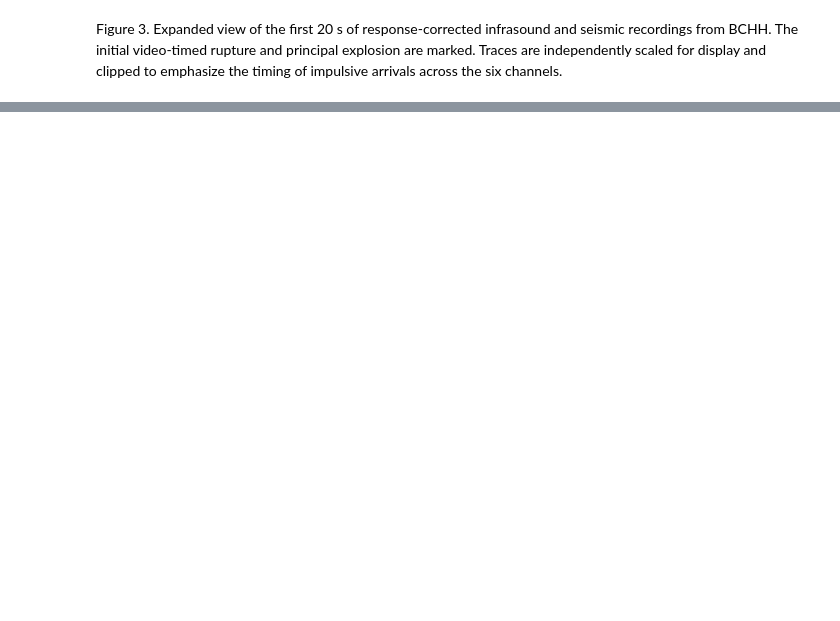
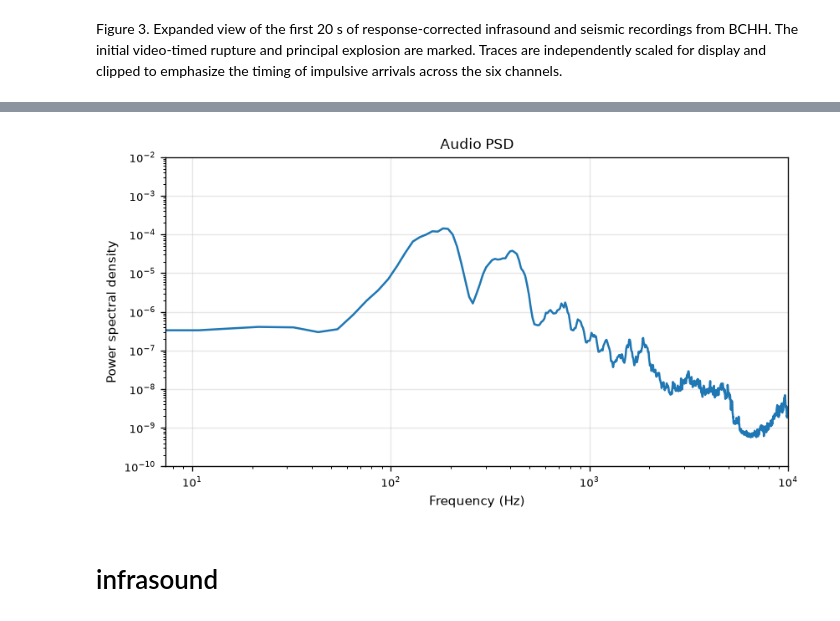
Before and after one commit to gthompson/KSCRocketSeismology, a Jupyter notebook: 08_fireball_paper/generate_figure3_bchh_overview.ipynb, the cells around one changed output, grey strips where cells are left out. Cells and saved outputs as stored; diff of their text form; code cells hidden in the pictures; blank space fills up the shorter version.

```diff
--- a/08_fireball_paper/generate_figure3_bchh_overview.ipynb
+++ b/08_fireball_paper/generate_figure3_bchh_overview.ipynb
@@ -2339,0 +2182,19 @@ plt.show()
+# %%
+import numpy as np
+from obspy import Trace, Stream, UTCDateTime
+
+# Convert to float32 for ObsPy
+data = np.asarray(y, dtype=np.float32)
+
+tr = Trace(data=data)
+tr.stats.sampling_rate = sr
+tr.stats.network = "YT"
+tr.stats.station = "SYNC"
+tr.stats.location = ""
+tr.stats.channel = "AUD"
+tr.stats.starttime = UTCDateTime("2016-09-01T13:07:10.000")  # adjust if needed
+
+st_audio = Stream([tr])
+
+print(st_audio)
+print(st_audio[0].stats)
@@ -2339,0 +2214,30 @@ plt.show()
+# %%
+from scipy.signal import welch
+import matplotlib.pyplot as plt
+
+tr = st_audio[0].copy()
+tr.detrend("demean")
+tr.taper(max_percentage=0.05)
+
+fs = tr.stats.sampling_rate
+x = tr.data.astype(float)
+
+f, Pxx = welch(
+    x,
+    fs=fs,
+    nperseg=min(4096, len(x)),
+    noverlap=None,
+    scaling="density"
+)
+
+plt.figure(figsize=(8, 4))
+plt.loglog(f, Pxx)
+plt.xlabel("Frequency (Hz)")
+plt.ylabel("Power spectral density")
+plt.title("Audio PSD")
+plt.xlim(0, 10000)
+plt.ylim(1e-10, 1e-2)
+plt.grid(True, alpha=0.3)
+plt.show()
+# %% [output]
+[figure, added]
@@ -2339,0 +2420,2 @@ plt.show()
+# %% [markdown]
+# infrasound
```
Also changed, not shown: parts of 34 cells of this notebook, 11 other files.
